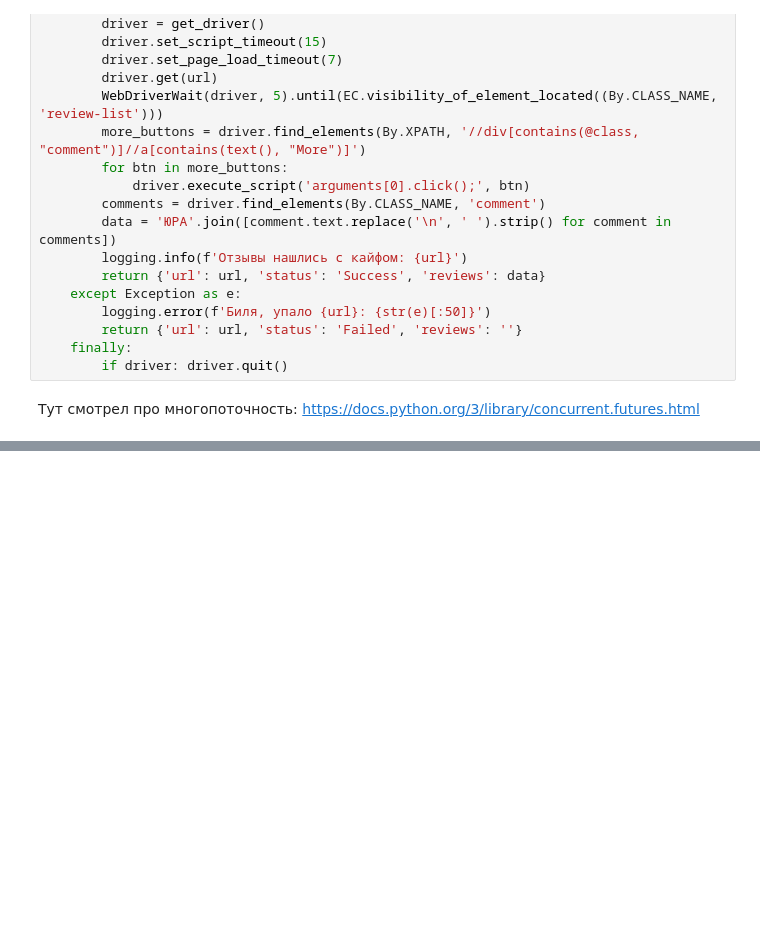
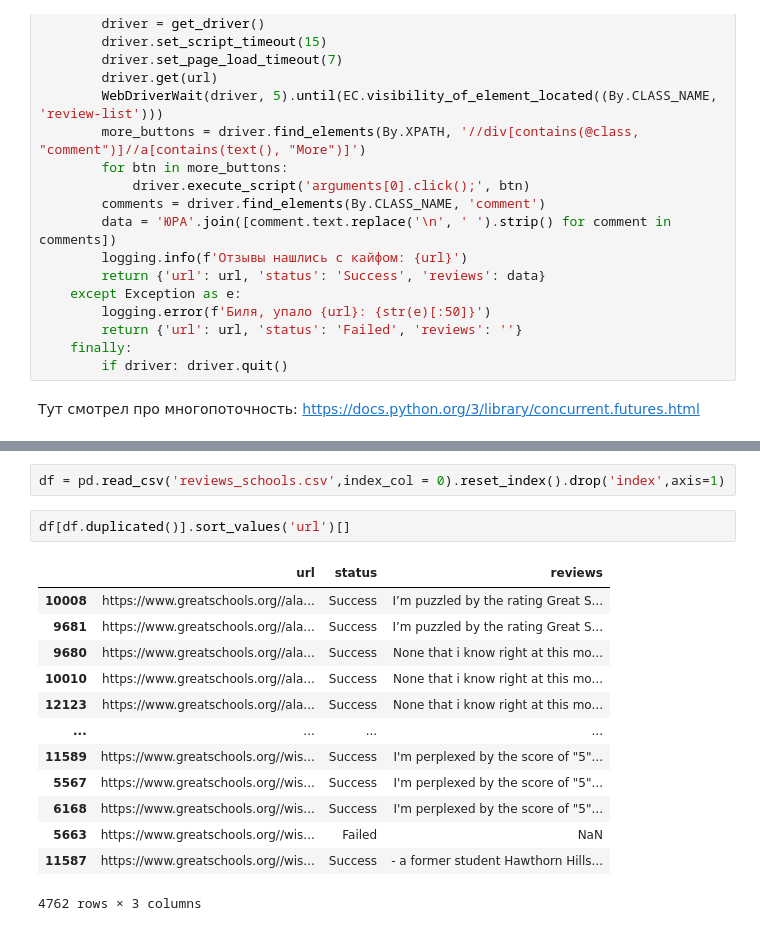
Before and after one commit to iaportnov/GP_2_real_estate_investment_strategy, a Jupyter notebook: greatschools_parser.ipynb, the cells around one changed output, grey strips where cells are left out. Drawn from its saved outputs; the diff is of its cells as text; blank space fills up the shorter version.

```diff
--- a/greatschools_parser.ipynb
+++ b/greatschools_parser.ipynb
@@ -114,0 +224,18 @@ reviews = parse(school_urls[:10])
+# %%
+df = pd.read_csv('reviews_schools.csv',index_col = 0).reset_index().drop('index',axis=1)
+# %%
+df[df.duplicated()].sort_values('url')[]
+# %% [output]
+|  | url | status | reviews |
+| 10008 | https://www.greatschools.org//ala... | Success | I’m puzzled by the rating Great S... |
+| 9681 | https://www.greatschools.org//ala... | Success | I’m puzzled by the rating Great S... |
+| 9680 | https://www.greatschools.org//ala... | Success | None that i know right at this mo... |
+| 10010 | https://www.greatschools.org//ala... | Success | None that i know right at this mo... |
+| 12123 | https://www.greatschools.org//ala... | Success | None that i know right at this mo... |
+| ... | ... | ... | ... |
+| 11589 | https://www.greatschools.org//wis... | Success | I'm perplexed by the score of "5"... |
+| 5567 | https://www.greatschools.org//wis... | Success | I'm perplexed by the score of "5"... |
+| 6168 | https://www.greatschools.org//wis... | Success | I'm perplexed by the score of "5"... |
+| 5663 | https://www.greatschools.org//wis... | Failed | NaN |
+| 11587 | https://www.greatschools.org//wis... | Success | - a former student Hawthorn Hills... |
+4762 rows × 3 columns
```
Also changed, not shown: parts of 27 cells of this notebook, 2 other files.
